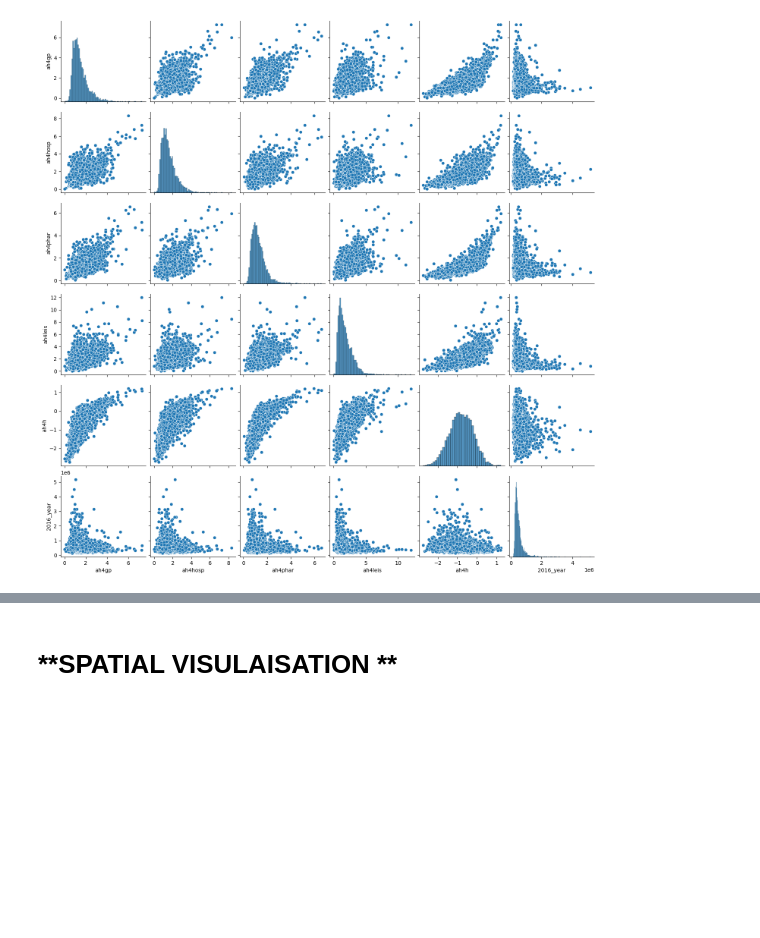
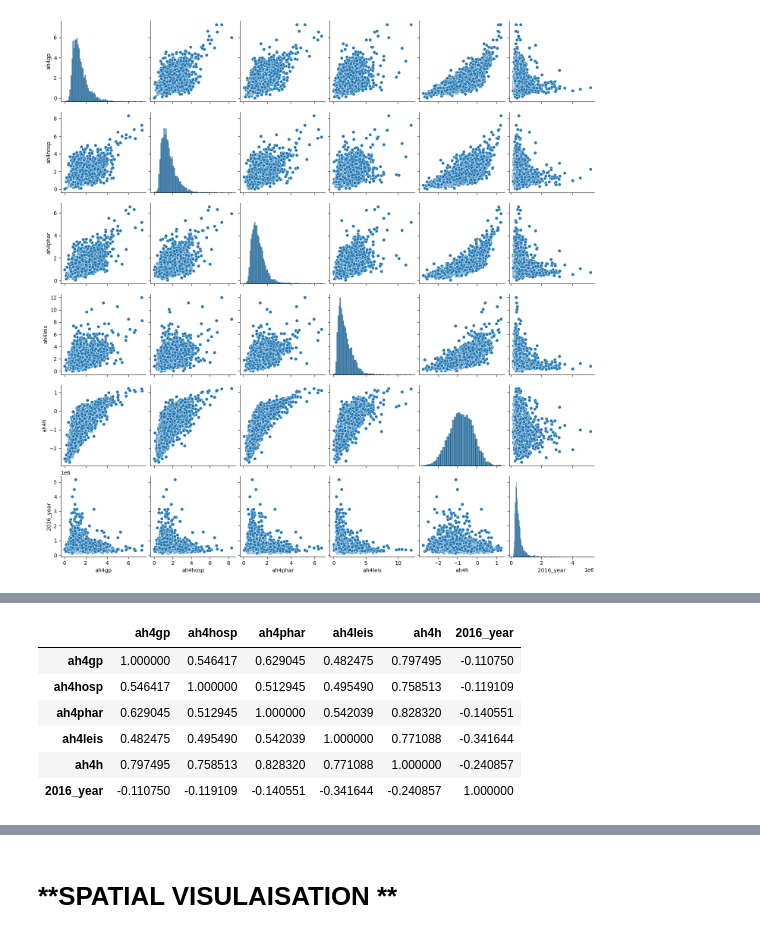
Before and after one commit to Jonathan-C-Barrett/GEOG5990M, a Jupyter notebook: GEOG5003M_Final_Project_template.ipynb, the cells around one changed output, grey strips where cells are left out. Drawn from its saved outputs; the diff is of its cells as text; code cells hidden in the pictures; blank space fills up the shorter version.

```diff
--- a/GEOG5003M_Final_Project_template.ipynb
+++ b/GEOG5003M_Final_Project_template.ipynb
@@ -357,0 +339,13 @@ dtype: float64
+# %%
+#Calculate Spearmans Rank Correlation
+
+health_prop_corr =health_prop_clean[['ah4gp', 'ah4hosp', 'ah4phar', 'ah4leis', 'ah4h','2016_year']].corr(method = 'spearman')
+health_prop_corr
+# %% [output]
+|  | ah4gp | ah4hosp | ah4phar | ah4leis | ah4h | 2016_year |
+| ah4gp | 1.000000 | 0.546417 | 0.629045 | 0.482475 | 0.797495 | -0.110750 |
+| ah4hosp | 0.546417 | 1.000000 | 0.512945 | 0.495490 | 0.758513 | -0.119109 |
+| ah4phar | 0.629045 | 0.512945 | 1.000000 | 0.542039 | 0.828320 | -0.140551 |
+| ah4leis | 0.482475 | 0.495490 | 0.542039 | 1.000000 | 0.771088 | -0.341644 |
+| ah4h | 0.797495 | 0.758513 | 0.828320 | 0.771088 | 1.000000 | -0.240857 |
+| 2016_year | -0.110750 | -0.119109 | -0.140551 | -0.341644 | -0.240857 | 1.000000 |
```
Also changed, not shown: parts of 2 cells of this notebook.
